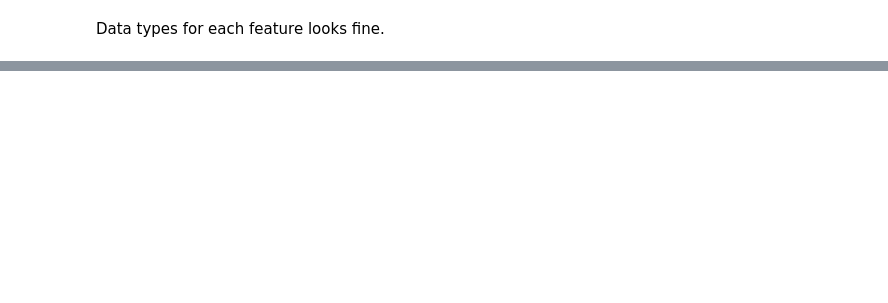
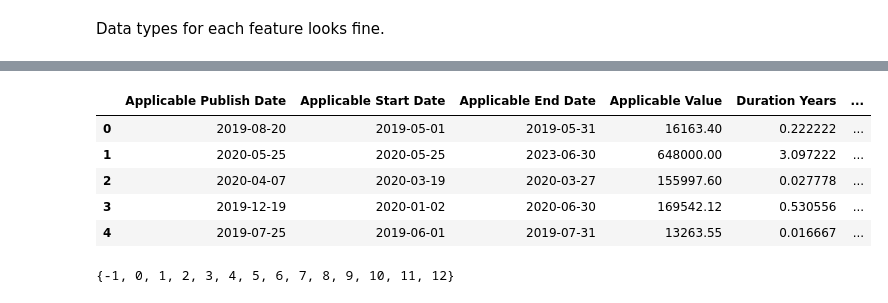
Before and after one commit to Akshaypartha92/ANZ, a Jupyter notebook: preprocessing.ipynb, the cells around one changed output, grey strips where cells are left out. Drawn from its saved outputs; the diff is of its cells as text; code cells hidden in the pictures; blank space fills up the shorter version.

```diff
--- a/preprocessing.ipynb
+++ b/preprocessing.ipynb
@@ -874,0 +1002,2 @@ df_supplier_details.to_csv('supplier.csv', encoding='utf-8', index=False)
+# %%
+tender['predicted clusters by Kmeans'] = kmeans.labels_
@@ -874,0 +1006,4 @@ df_supplier_details.to_csv('supplier.csv', encoding='utf-8', index=False)
+# %%
+db = DBSCAN(eps=0.3, min_samples=10).fit(tender_encode)
+# %%
+lables = db.labels_
@@ -874,0 +1018,2 @@ df_supplier_details.to_csv('supplier.csv', encoding='utf-8', index=False)
+# %%
+tender['predicted clusters'] = lables
@@ -874,0 +1038,9 @@ df_supplier_details.to_csv('supplier.csv', encoding='utf-8', index=False)
+# %%
+tender.head()
+# %% [output]
+|  | Applicable Publish Date | Applicable Start Date | Applicable End Date | Applicable Value | Duration Years | ... |
+| 0 | 2019-08-20 | 2019-05-01 | 2019-05-31 | 16163.40 | 0.222222 | ... |
+| 1 | 2020-05-25 | 2020-05-25 | 2023-06-30 | 648000.00 | 3.097222 | ... |
+| 2 | 2020-04-07 | 2020-03-19 | 2020-03-27 | 155997.60 | 0.027778 | ... |
+| 3 | 2019-12-19 | 2020-01-02 | 2020-06-30 | 169542.12 | 0.530556 | ... |
+| 4 | 2019-07-25 | 2019-06-01 | 2019-07-31 | 13263.55 | 0.016667 | ... |
@@ -874,0 +1050,4 @@ df_supplier_details.to_csv('supplier.csv', encoding='utf-8', index=False)
+# %%
+set(lables)
+# %% [output]
+{-1, 0, 1, 2, 3, 4, 5, 6, 7, 8, 9, 10, 11, 12}
```
Also changed, not shown: parts of 36 cells of this notebook.
